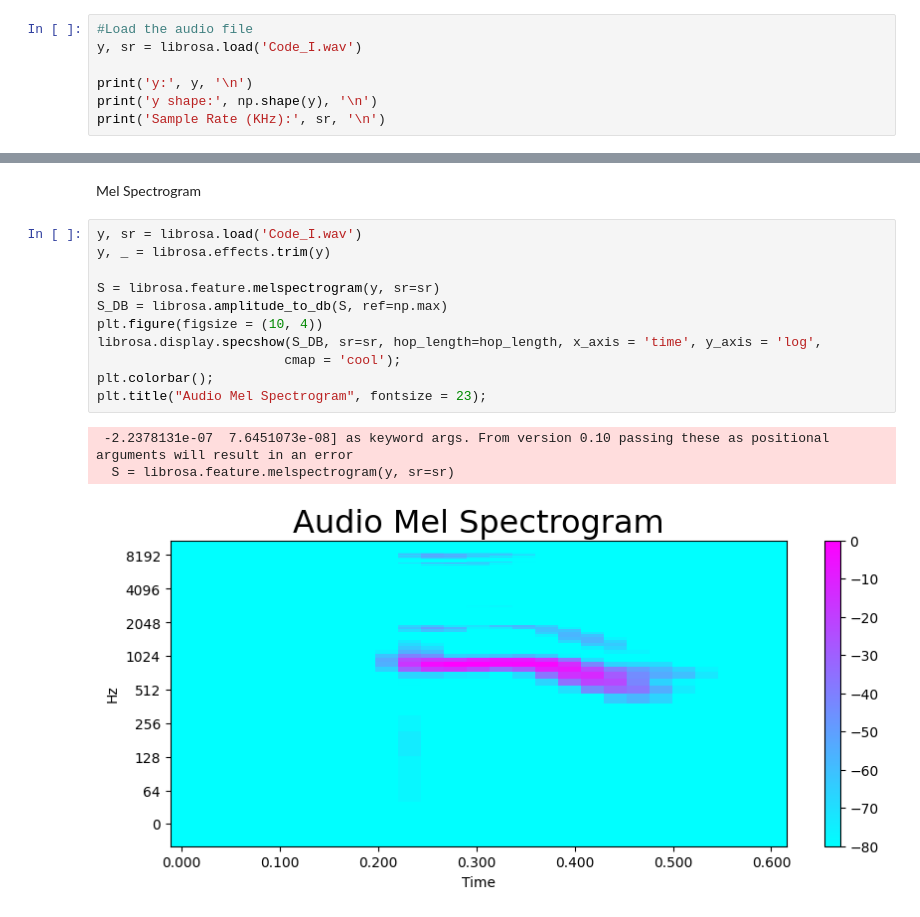
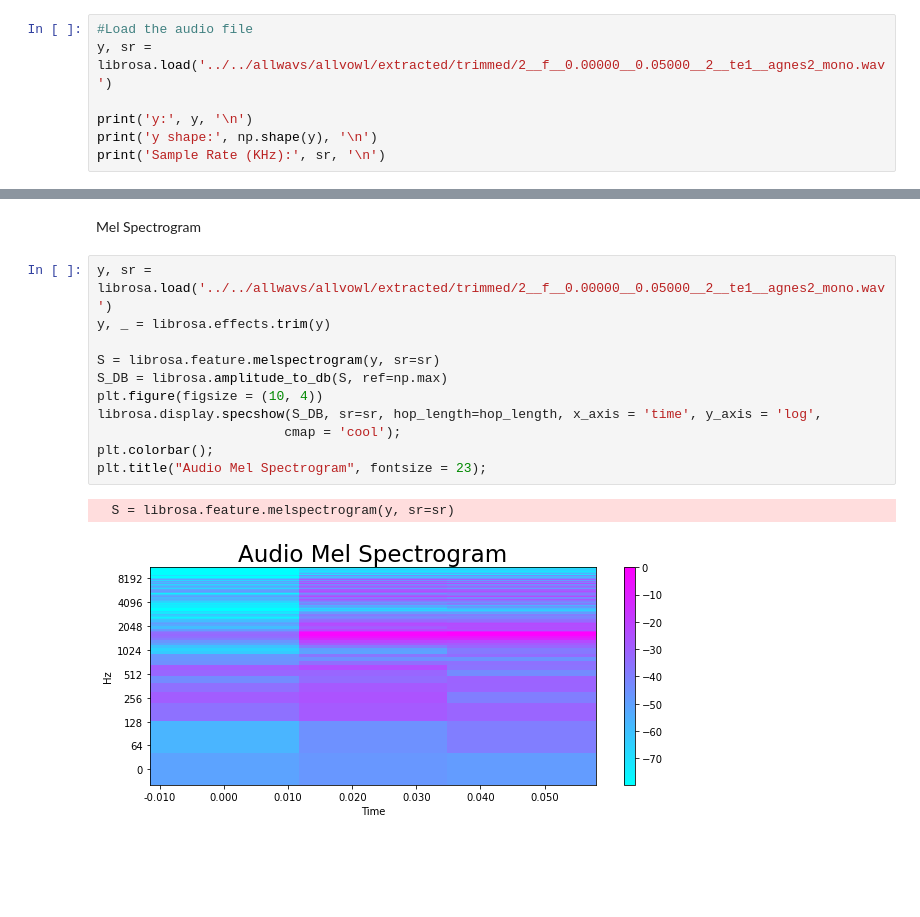
Before and after one commit to himsoklong/Vowel_Tuner, a Jupyter notebook: Code/Audio_Spectrogram.ipynb, the cells around one changed output, grey strips where cells are left out. Drawn from its saved outputs; the diff is of its cells as text; blank space fills up the shorter version.

```diff
--- a/Code/Audio_Spectrogram.ipynb
+++ b/Code/Audio_Spectrogram.ipynb
@@ -5,7 +5,7 @@ import numpy as np
 import matplotlib.pyplot as plt
 # %%
 #Load the audio file
-y, sr = librosa.load('Code_I.wav')
+y, sr = librosa.load('../../allwavs/allvowl/extracted/trimmed/2__f__0.00000__0.05000__2__te1__agnes2_mono.wav')
 
 print('y:', y, '\n')
 print('y shape:', np.shape(y), '\n')
@@ -53,17 +53,16 @@ plt.colorbar();
 # %% [markdown]
 Mel Spectrogram
 # %%
-y, sr = librosa.load('Code_I.wav')
+y, sr = librosa.load('../../allwavs/allvowl/extracted/trimmed/2__f__0.00000__0.05000__2__te1__agnes2_mono.wav')
 y, _ = librosa.effects.trim(y)
 
 S = librosa.feature.melspectrogram(y, sr=sr)
 S_DB = librosa.amplitude_to_db(S, ref=np.max)
 plt.figure(figsize = (10, 4))
 librosa.display.specshow(S_DB, sr=sr, hop_length=hop_length, x_axis = 'time', y_axis = 'log',
                         cmap = 'cool');
 plt.colorbar();
 plt.title("Audio Mel Spectrogram", fontsize = 23);
 # %% [output]
- -2.2378131e-07  7.6451073e-08] as keyword args. From version 0.10 passing these as positional arguments will result in an error
   S = librosa.feature.melspectrogram(y, sr=sr)
-[figure, old version]
+[figure, new version]
```
Also changed, not shown: parts of 3 cells of this notebook, 9 other files.
